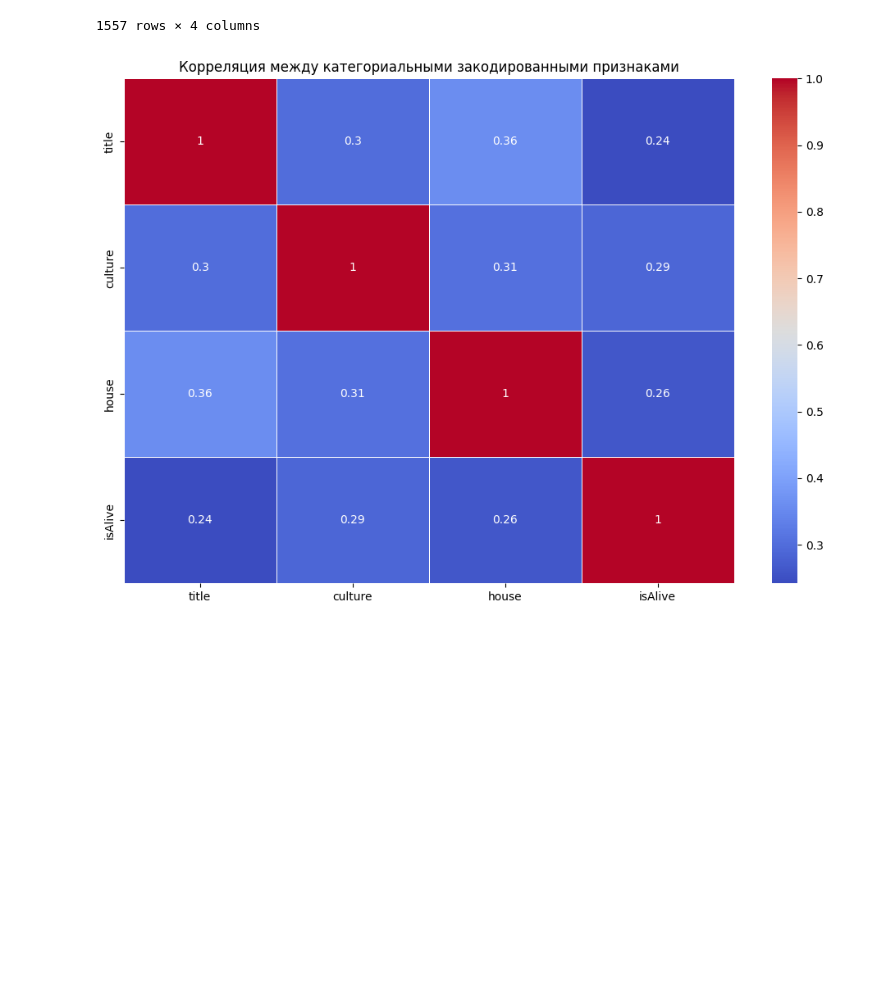
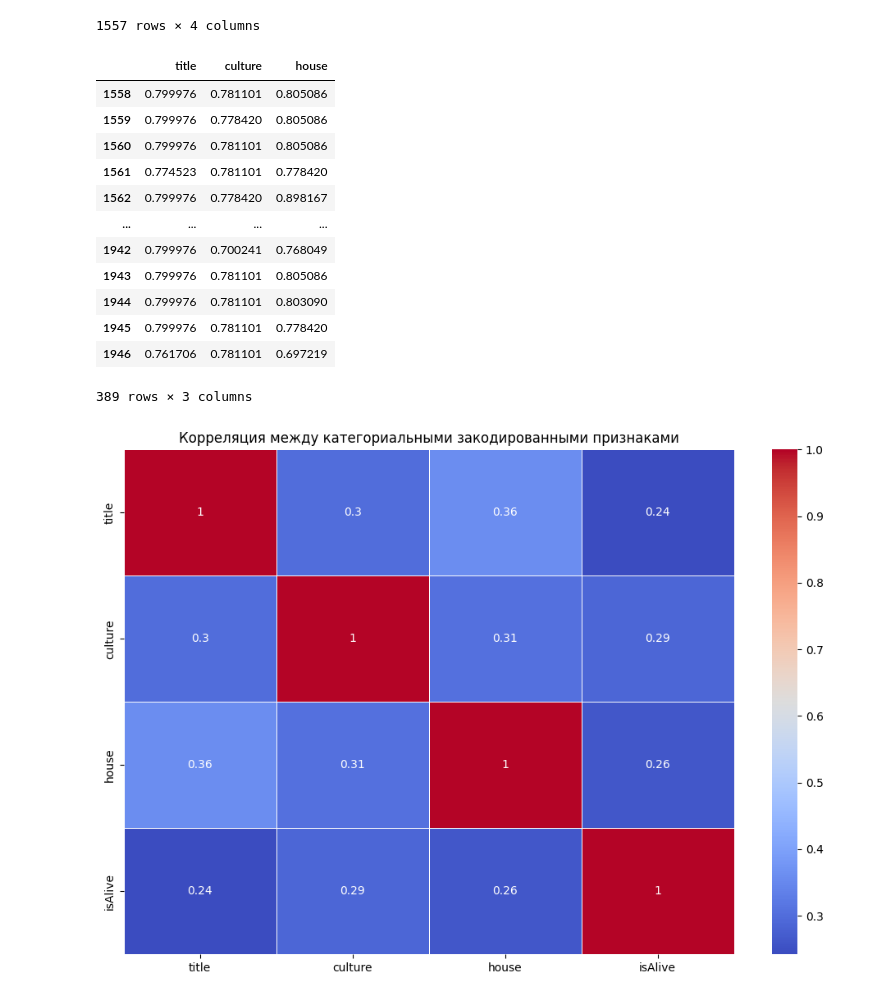
Before and after one commit to Lindemann-S/DLS2025, a Jupyter notebook: week_01_ml_intro/Homework/hw_1_game_of_thrones.ipynb, the cells around one changed output. Drawn from its saved outputs; the diff is of its cells as text; code cells hidden in the pictures; blank space fills up the shorter version.

```diff
--- a/week_01_ml_intro/Homework/hw_1_game_of_thrones.ipynb
+++ b/week_01_ml_intro/Homework/hw_1_game_of_thrones.ipynb
@@ -590,6 +612,22 @@ encoded_data
 | 1555 | 0.799976 | 1.000000 | 0.805086 | 1 |
 | 1556 | 0.799976 | 0.781101 | 0.805086 | 0 |
 1557 rows × 4 columns
+# %%
+encoded_test_data
+# %% [output]
+|  | title | culture | house |
+| 1558 | 0.799976 | 0.781101 | 0.805086 |
+| 1559 | 0.799976 | 0.778420 | 0.805086 |
+| 1560 | 0.799976 | 0.781101 | 0.805086 |
+| 1561 | 0.774523 | 0.781101 | 0.778420 |
+| 1562 | 0.799976 | 0.778420 | 0.898167 |
+| ... | ... | ... | ... |
+| 1942 | 0.799976 | 0.700241 | 0.768049 |
+| 1943 | 0.799976 | 0.781101 | 0.805086 |
+| 1944 | 0.799976 | 0.781101 | 0.803090 |
+| 1945 | 0.799976 | 0.781101 | 0.778420 |
+| 1946 | 0.761706 | 0.781101 | 0.697219 |
+389 rows × 3 columns
 # %%
 plt.figure(figsize=(12,8))
 sns.heatmap(encoded_data.corr(), annot = True, cmap = 'coolwarm', linewidths = 0.5)
```
Also changed, not shown: parts of 36 cells of this notebook.
